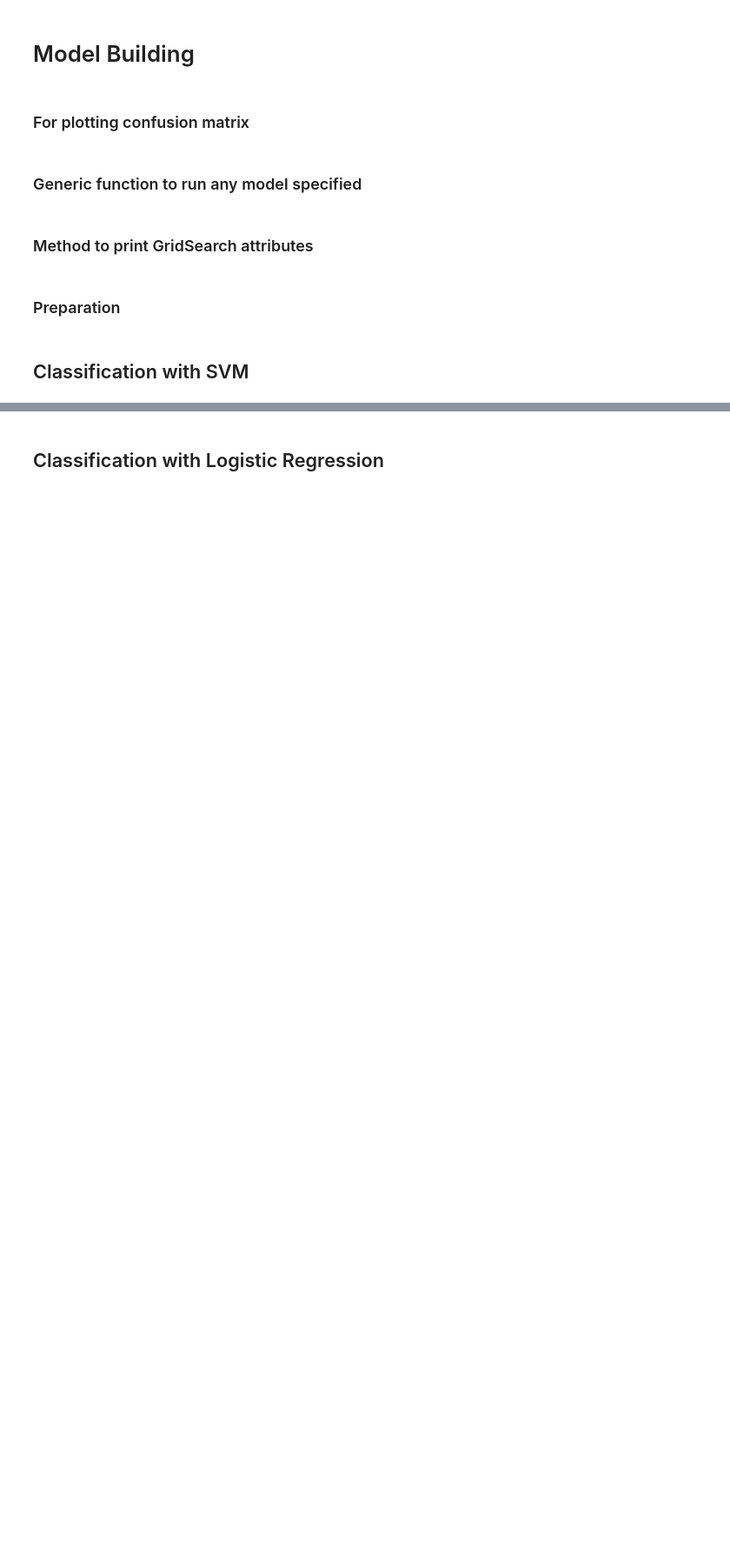
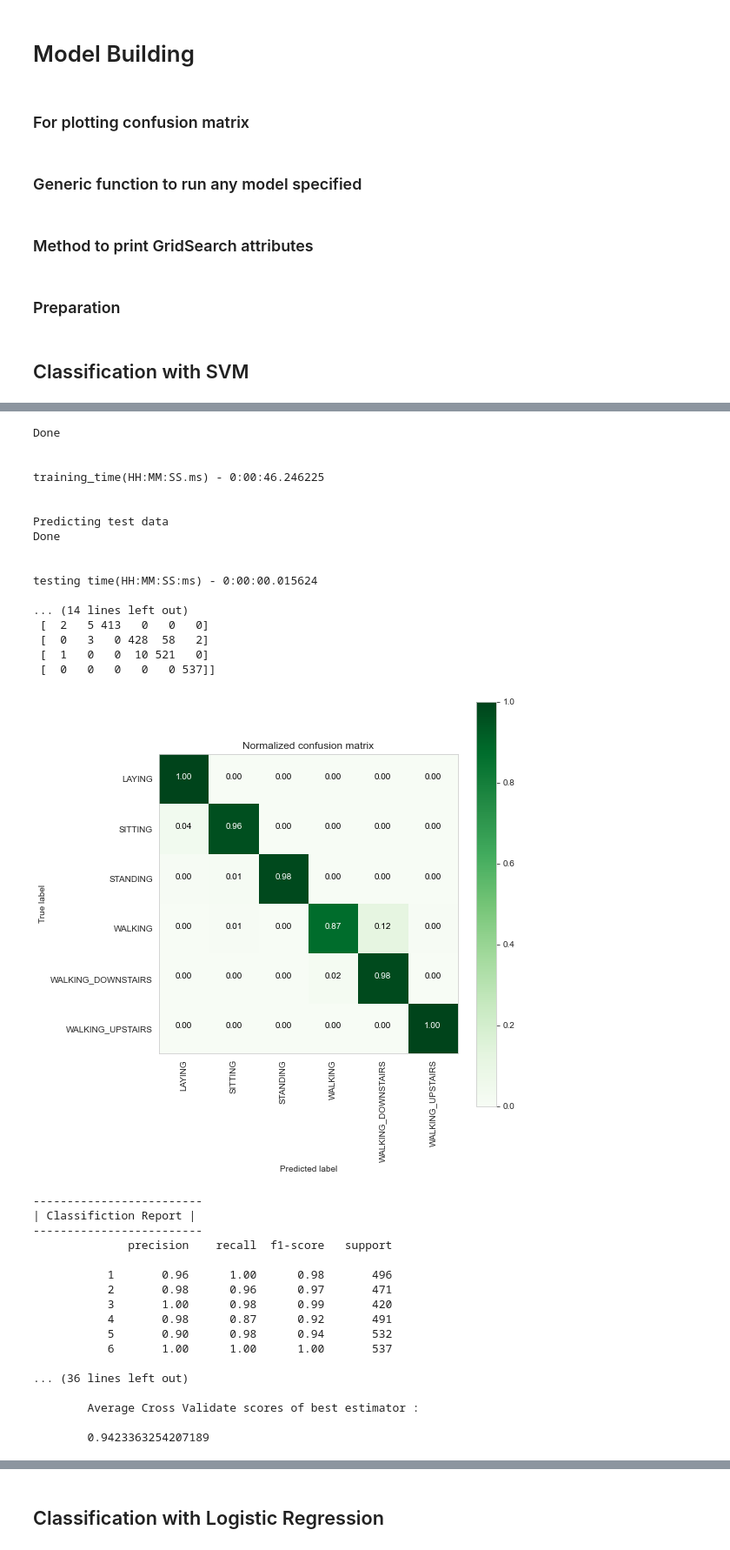
Before and after one commit to lohQ/hac-notebook, a Jupyter notebook: QY_Notebook.ipynb, the cells around one changed output, grey strips where cells are left out. Shown at 87% size. Saved outputs shown, nothing was run; the diff lists cells and outputs as text; code cells hidden in the pictures; blank space fills up the shorter version.

Commit message:
model tuning (?)

```diff
--- a/QY_Notebook.ipynb
+++ b/QY_Notebook.ipynb
@@ -497,0 +580,10 @@ testing time(HH:MM:SS:ms) - 0:00:00.009856
+# %%
+parameters = {'loss':['hinge', 'squared_hinge'], 'tol':[0.001, 0.0001, 0.00001], 'C':[0.5, 0.6, 0.7]}
+lr_svc = LinearSVC(dual=False)
+lr_svc_grid = GridSearchCV(lr_svc, param_grid=parameters, n_jobs=8, verbose=1)
+lr_svc_grid_results = perform_model(lr_svc_grid, X_train_dropped, y_train, X_test_dropped, y_test, class_labels=labels)
+
+print(lr_svc_grid_results)
+
+print_grid_search_attributes(lr_svc_grid_results['model'])
+# %% [output]
@@ -497,0 +595,35 @@ testing time(HH:MM:SS:ms) - 0:00:00.009856
+Done
+
+
+training_time(HH:MM:SS.ms) - 0:00:46.246225
+
+
+Predicting test data
+Done
+
+
+testing time(HH:MM:SS:ms) - 0:00:00.015624
+
+... (14 lines left out)
+ [  2   5 413   0   0   0]
+ [  0   3   0 428  58   2]
+ [  1   0   0  10 521   0]
+ [  0   0   0   0   0 537]]
+[figure, added]
+-------------------------
+| Classifiction Report |
+-------------------------
+              precision    recall  f1-score   support
+
+           1       0.96      1.00      0.98       496
+           2       0.98      0.96      0.97       471
+           3       1.00      0.98      0.99       420
+           4       0.98      0.87      0.92       491
+           5       0.90      0.98      0.94       532
+           6       1.00      1.00      1.00       537
+
+... (36 lines left out)
+
+        Average Cross Validate scores of best estimator :
+
+        0.9423363254207189
```
Also changed, not shown: parts of 56 cells of this notebook.
